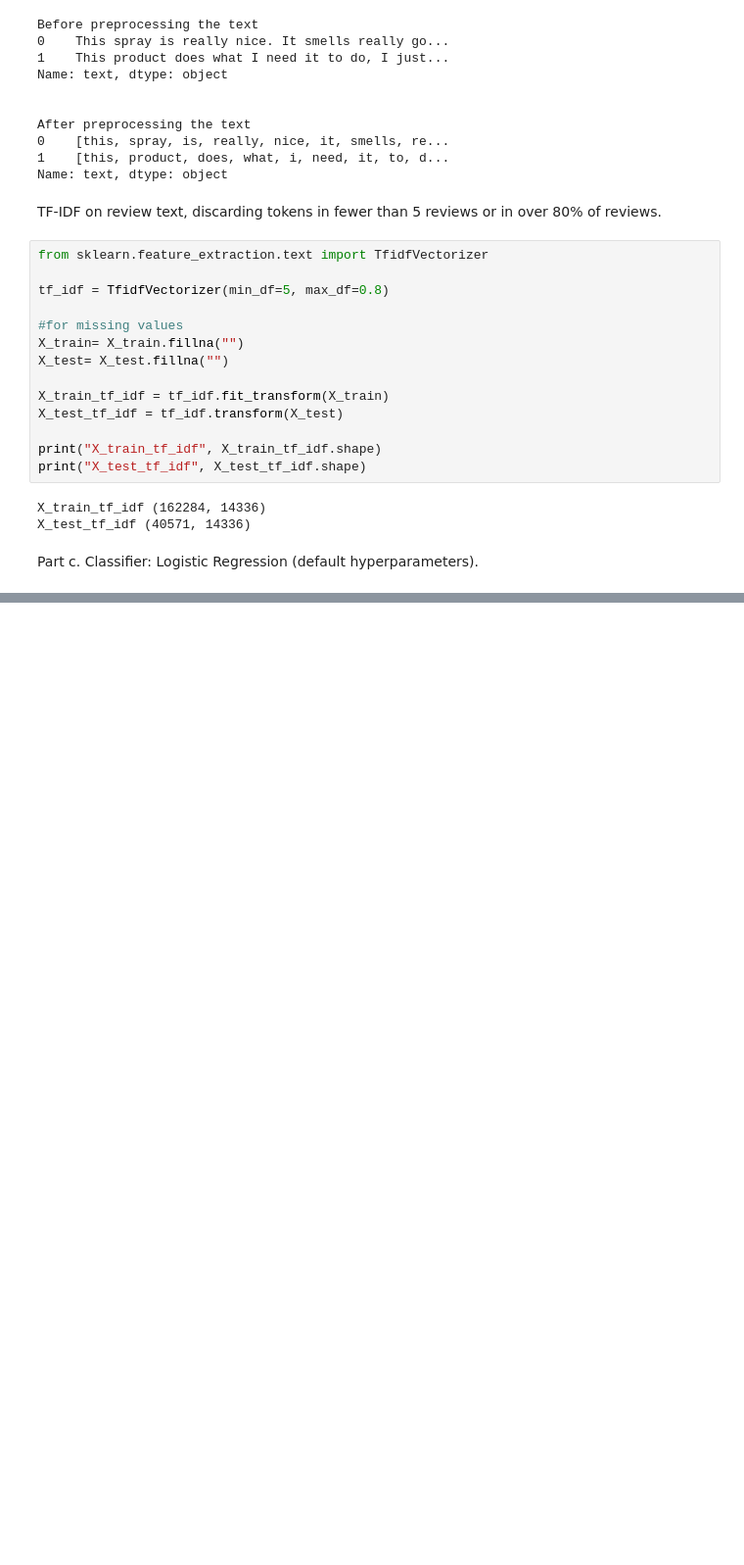
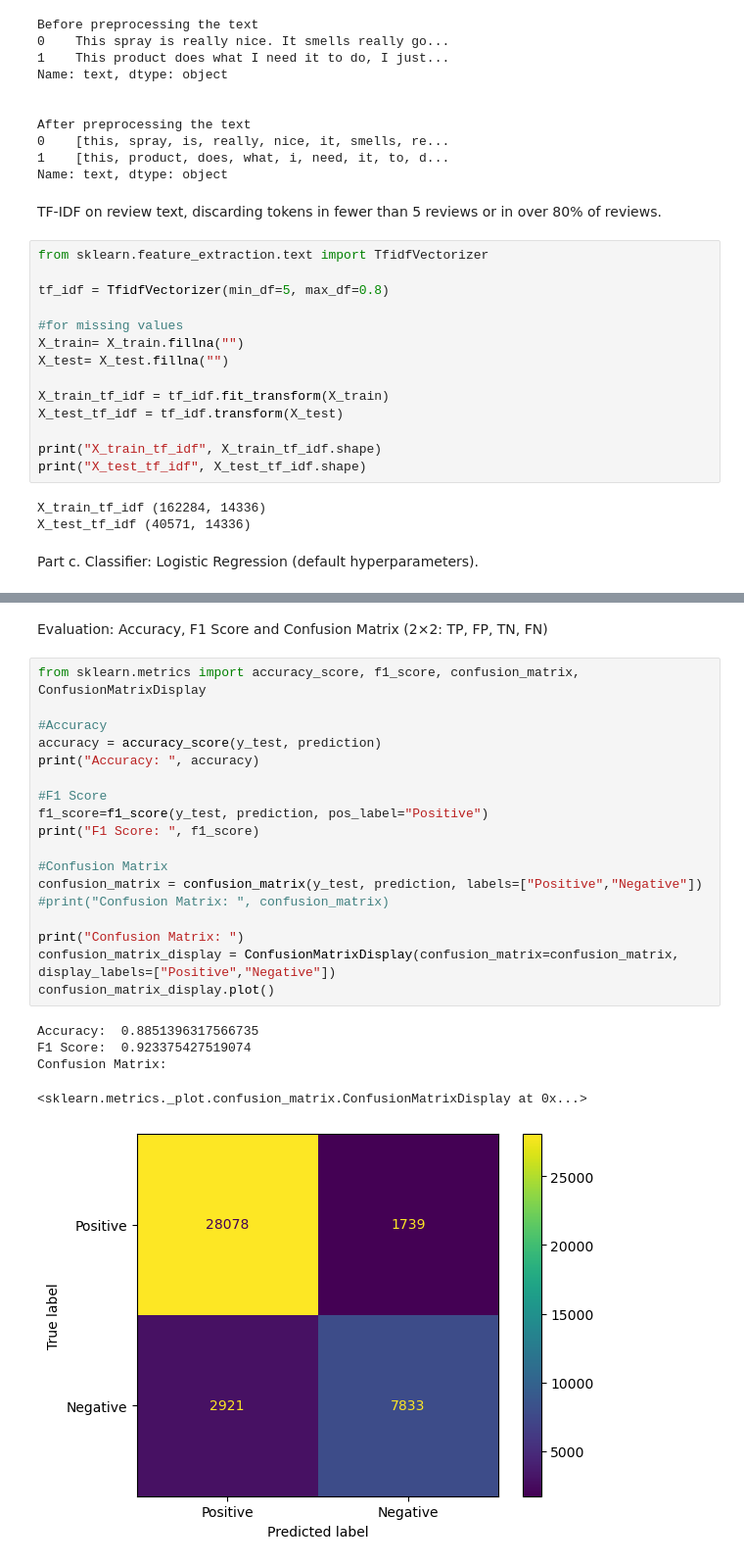
Before and after one commit to KSI-Analytics/Assignment_3, a Jupyter notebook: binary_sentiment.ipynb, the cells around one changed output, grey strips where cells are left out. Shown at 98% size. Saved outputs shown, nothing was run; the diff lists cells and outputs as text; blank space fills up the shorter version.

Commit message:
Implement "Evaluation"

```diff
--- a/binary_sentiment.ipynb
+++ b/binary_sentiment.ipynb
@@ -185,0 +186,26 @@ Predictions: {prediction[p]}
+# %% [markdown]
+Evaluation: Accuracy, F1 Score and Confusion Matrix (2×2: TP, FP, TN, FN)
+# %%
+from sklearn.metrics import accuracy_score, f1_score, confusion_matrix, ConfusionMatrixDisplay
+
+#Accuracy
+accuracy = accuracy_score(y_test, prediction)
+print("Accuracy: ", accuracy)
+
+#F1 Score
+f1_score=f1_score(y_test, prediction, pos_label="Positive")
+print("F1 Score: ", f1_score)
+
+#Confusion Matrix
+confusion_matrix = confusion_matrix(y_test, prediction, labels=["Positive","Negative"])
+#print("Confusion Matrix: ", confusion_matrix)
+
+print("Confusion Matrix: ")
+confusion_matrix_display = ConfusionMatrixDisplay(confusion_matrix=confusion_matrix, display_labels=["Positive","Negative"])
+confusion_matrix_display.plot()
+# %% [output]
+Accuracy:  0.8851396317566735
+F1 Score:  0.923375427519074
+Confusion Matrix:
+<sklearn.metrics._plot.confusion_matrix.ConfusionMatrixDisplay at 0x...>
+[figure, added]
```
Also changed, not shown: parts of 1 cell of this notebook.
